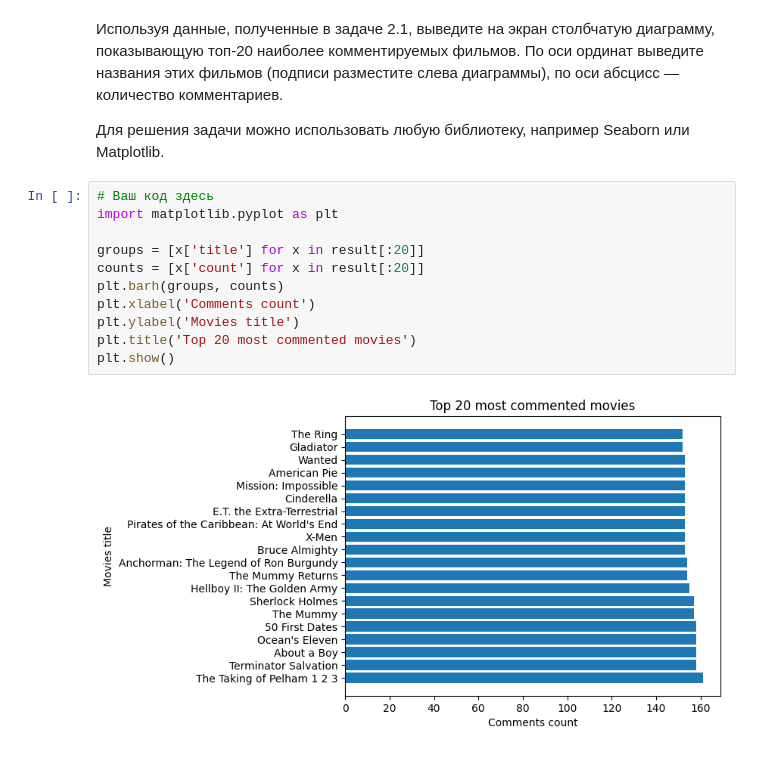
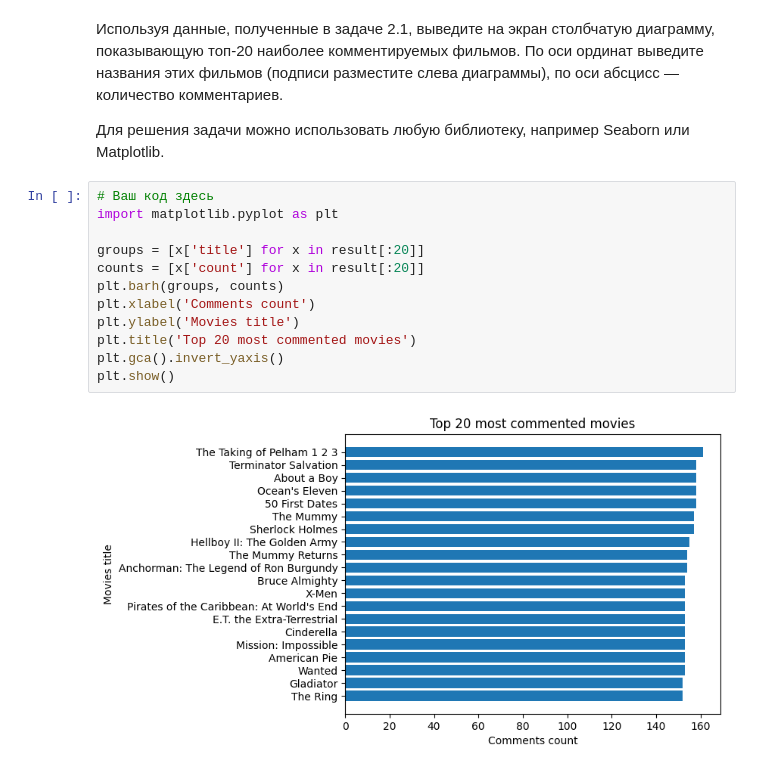
Before and after one commit to mintbubble/dz, a Jupyter notebook: BD_module4/Выборка_и_агрегация_данных_в_MongoDB.ipynb, the cells around one changed output. Drawn from its saved outputs; the diff is of its cells as text.

```diff
--- a/BD_module4/Выборка_и_агрегация_данных_в_MongoDB.ipynb
+++ b/BD_module4/Выборка_и_агрегация_данных_в_MongoDB.ipynb
@@ -213,13 +213,14 @@ result
 # %%
 # Ваш код здесь
 import matplotlib.pyplot as plt
 
 groups = [x['title'] for x in result[:20]]
 counts = [x['count'] for x in result[:20]]
 plt.barh(groups, counts)
 plt.xlabel('Comments count')
 plt.ylabel('Movies title')
 plt.title('Top 20 most commented movies')
+plt.gca().invert_yaxis()
 plt.show()
 # %% [output]
-[figure, old version]
+[figure, new version]
```
